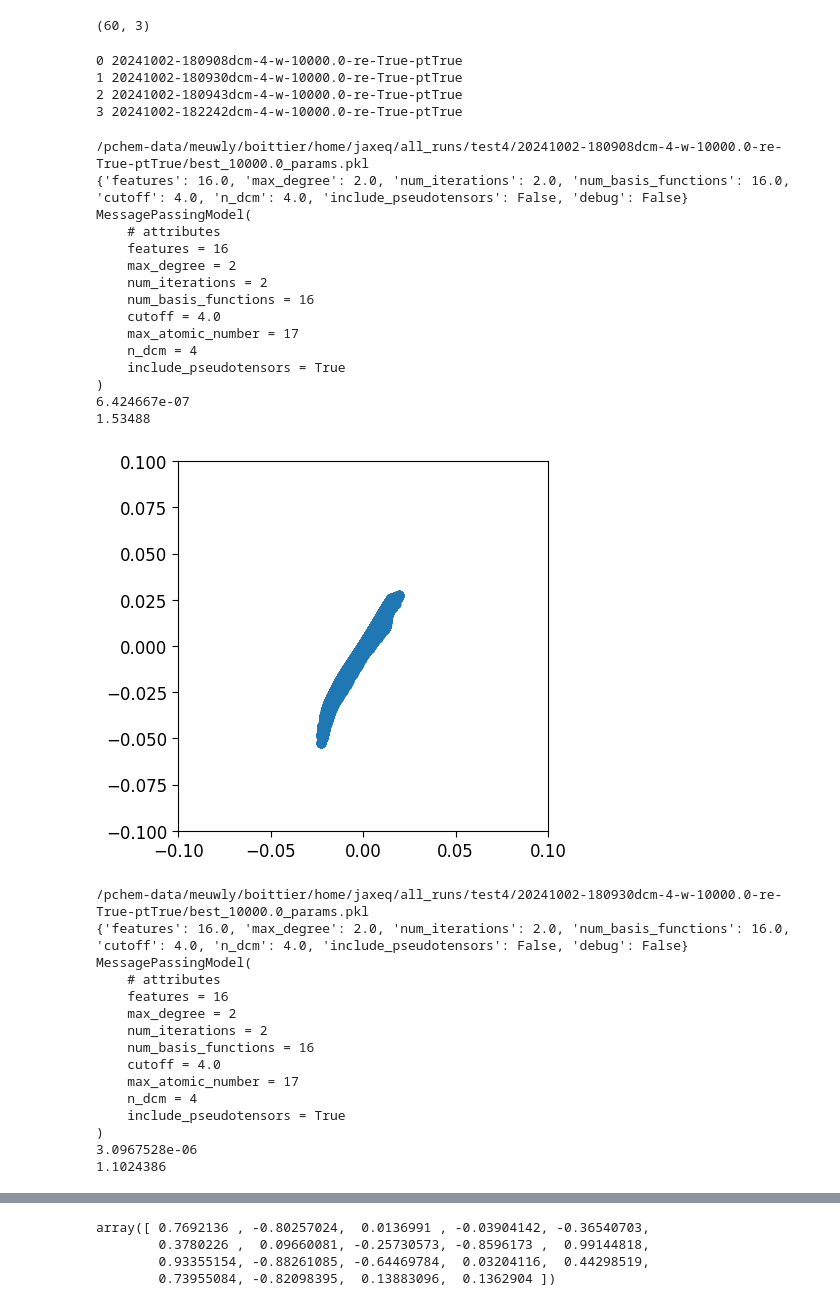
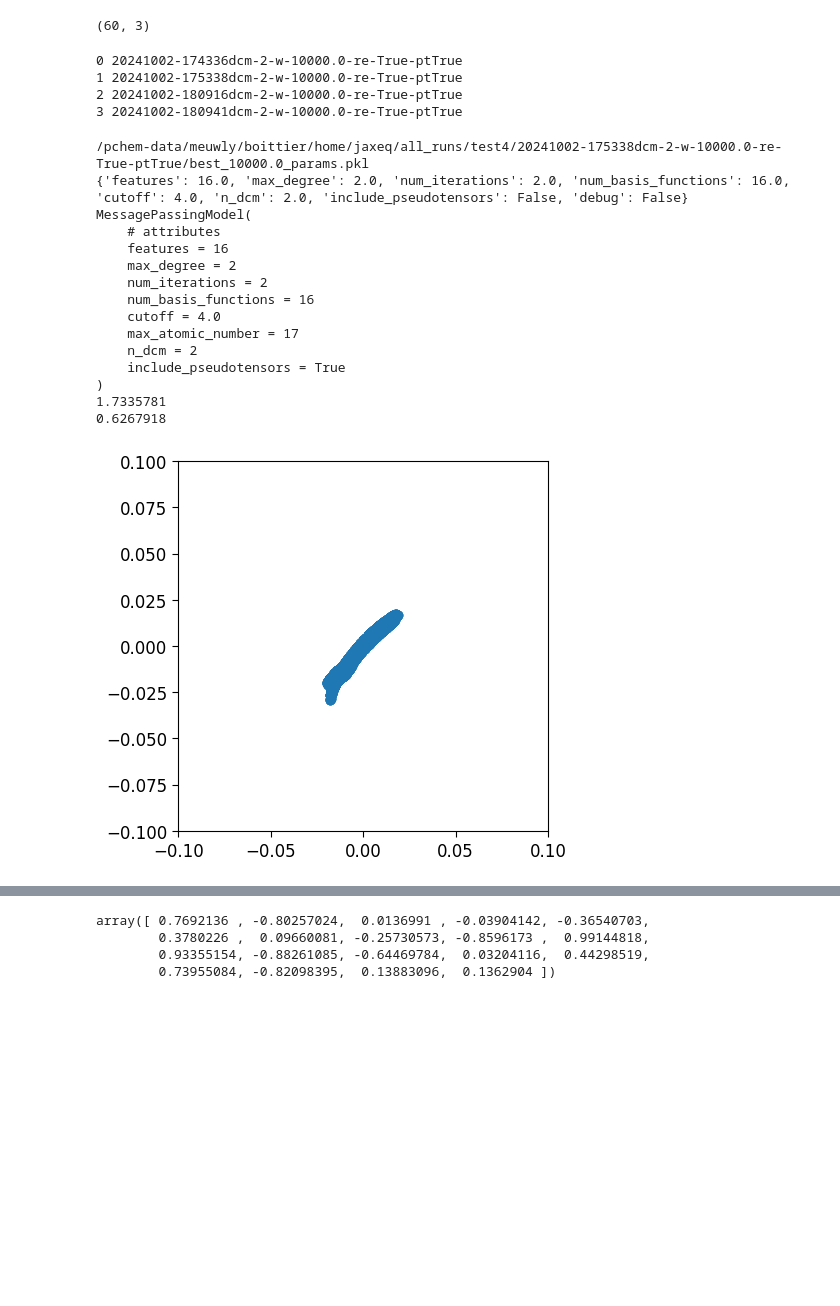
Before and after one commit to EricBoittier/dcmnet, a Jupyter notebook: notebooks/cubes.ipynb, the cells around one changed output, grey strips where cells are left out. Saved outputs shown, nothing was run; the diff lists cells and outputs as text; code cells hidden in the pictures; blank space fills up the shorter version.

```diff
--- a/notebooks/cubes.ipynb
+++ b/notebooks/cubes.ipynb
@@ -343,10 +343,10 @@ class cube():
         self.natoms = len(new_xyz)
         return None
 # %%
-# C = cube("/pchem-data/meuwly/boittier/home/jaxeq/eric/fluro/esp_fluro-ben.cube")
-C = cube("/pchem-data/meuwly/boittier/home/jaxeq/eric/para-phenol/esp-or-para.0.cube")
-C = cube("/pchem-data/meuwly/boittier/home/CubeTools/cubes/butadiene/scan_extract_0.xyz.chk.fchk.pot.cube")
-C = cube("/pchem-data/meuwly/boittier/home/MDCM/examples/naptha/ref/naphta.pot.cube")
+C = cube("/pchem-data/meuwly/boittier/home/jaxeq/eric/fluro/esp_fluro-ben.cube")
+# C = cube("/pchem-data/meuwly/boittier/home/jaxeq/eric/para-phenol/esp-or-para.0.cube")
+# C = cube("/pchem-data/meuwly/boittier/home/CubeTools/cubes/butadiene/scan_extract_0.xyz.chk.fchk.pot.cube")
+# C = cube("/pchem-data/meuwly/boittier/home/MDCM/examples/naptha/ref/naphta.pot.cube")
 # C = cube("/pchem-data/meuwly/boittier/home/MDCM/examples/ref/benzene-pot.cube")
 # C = cube("/pchem-data/meuwly/boittier/MDCM/examples/methanol/ref/scan0.p.cube")
 # C = cube("/pchem-data/meuwly/boittier/MDCM/examples/dimethylether/ref/scan0.p.cube")
@@ -367,7 +367,7 @@ XYZ = np.array(XYZ)*0.529177
 # %%
 colors = clip_colors(P)
 # %%
-mask, closest = cut_vdw(XYZ, R, Z)
+mask, closest, _ = cut_vdw(XYZ, R, Z)
 # %%
 fig = plt.figure(figsize=(12, 12))
 ax1 = fig.add_subplot(111, projection="3d")
@@ -497,17 +497,18 @@ batch =  output[0]
 # %%
 ddir = Path("/pchem-data/meuwly/boittier/home/jaxeq/all_runs/")
 # %%
-files = {_.parents[0].name: _ for _ in list(ddir.glob("test4/*dcm-4*/best*"))}
+files = {_.parents[0].name: _ for _ in list(ddir.glob("test4/*dcm-2*/best*"))}
 KEYS = list(files.keys())
 for i, _ in enumerate(KEYS):
     print(i, _)
 # %% [output]
-0 20241002-180908dcm-4-w-10000.0-re-True-ptTrue
-1 20241002-180930dcm-4-w-10000.0-re-True-ptTrue
-2 20241002-180943dcm-4-w-10000.0-re-True-ptTrue
-3 20241002-182242dcm-4-w-10000.0-re-True-ptTrue
+0 20241002-174336dcm-2-w-10000.0-re-True-ptTrue
+1 20241002-175338dcm-2-w-10000.0-re-True-ptTrue
+2 20241002-180916dcm-2-w-10000.0-re-True-ptTrue
+3 20241002-180941dcm-2-w-10000.0-re-True-ptTrue
 # %%
-for i in range(len(KEYS)):
+for i in range(len(KEYS)-3):
+    i = 1
     try:
         p = files[KEYS[i]]
         print(p)
@@ -521,51 +522,36 @@ for i in range(len(KEYS)):
             dipo = batch["R"]
         esp_dc_pred = esp_mono_loss_pots(
             dipo, mono.flatten(), batch["vdw_surface"], batch["Z"], batch_size, model.n_dcm
         )
 
         plt.scatter(batch["esp"][mask], esp_dc_pred[0][mask])
         ax = plt.gca()
         ax.set_xlim(-0.1, 0.1)
         ax.set_ylim(-0.1, 0.1)
         ax.set_aspect("equal")
         l2_loss = optax.l2_loss(batch["esp"][mask], esp_dc_pred[0][mask]) * 2
         esp_loss = np.mean(l2_loss) ** 0.5
         pred_D = atom_centered_dipole(dipo, batch["com"], mono.flatten())
         print(pred_D)
         print(esp_loss*627.509)
         plt.show()
 
     except:
         pass
 # %% [output]
-/pchem-data/meuwly/boittier/home/jaxeq/all_runs/test4/20241002-180908dcm-4-w-10000.0-re-True-ptTrue/best_10000.0_params.pkl
-{'features': 16.0, 'max_degree': 2.0, 'num_iterations': 2.0, 'num_basis_functions': 16.0, 'cutoff': 4.0, 'n_dcm': 4.0, 'include_pseudotensors': False, 'debug': False}
+/pchem-data/meuwly/boittier/home/jaxeq/all_runs/test4/20241002-175338dcm-2-w-10000.0-re-True-ptTrue/best_10000.0_params.pkl
+{'features': 16.0, 'max_degree': 2.0, 'num_iterations': 2.0, 'num_basis_functions': 16.0, 'cutoff': 4.0, 'n_dcm': 2.0, 'include_pseudotensors': False, 'debug': False}
 MessagePassingModel(
     # attributes
     features = 16
     max_degree = 2
     num_iterations = 2
     num_basis_functions = 16
     cutoff = 4.0
     max_atomic_number = 17
-    n_dcm = 4
+    n_dcm = 2
     include_pseudotensors = True
 )
-6.424667e-07
-1.53488
+1.7335781
+0.6267918
-[figure, old version]
+[figure, new version]
-/pchem-data/meuwly/boittier/home/jaxeq/all_runs/test4/20241002-180930dcm-4-w-10000.0-re-True-ptTrue/best_10000.0_params.pkl
-{'features': 16.0, 'max_degree': 2.0, 'num_iterations': 2.0, 'num_basis_functions': 16.0, 'cutoff': 4.0, 'n_dcm': 4.0, 'include_pseudotensors': False, 'debug': False}
-MessagePassingModel(
-    # attributes
-    features = 16
-    max_degree = 2
-    num_iterations = 2
-    num_basis_functions = 16
-    cutoff = 4.0
-    max_atomic_number = 17
-    n_dcm = 4
-    include_pseudotensors = True
-)
-3.0967528e-06
-1.1024386
```
Also changed, not shown: parts of 16 cells of this notebook, 5 other files.
